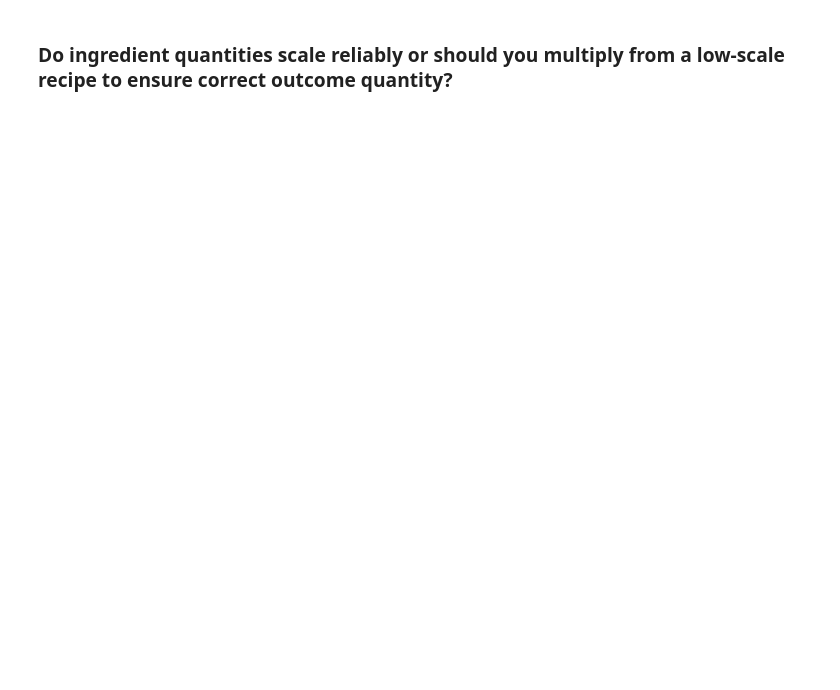
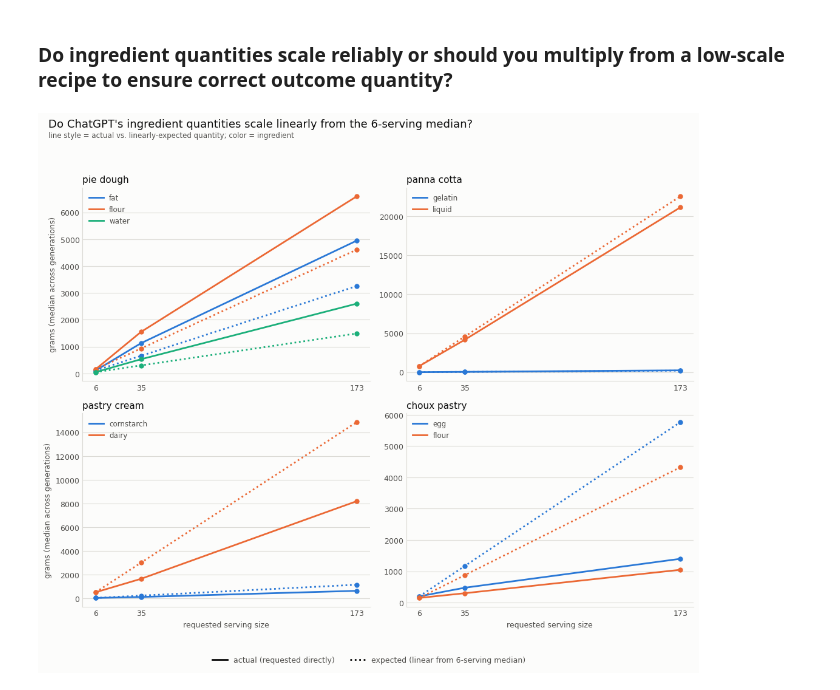
Before and after one commit to clementzach/blog_posts, a Jupyter notebook: recipe_generation.ipynb, the cells around one changed output. Drawn from its saved outputs; the diff is of its cells as text; code cells hidden in the pictures; blank space fills up the shorter version.

```diff
--- a/recipe_generation.ipynb
+++ b/recipe_generation.ipynb
@@ -481,0 +546,46 @@ Notes:
+# %%
+from matplotlib.lines import Line2D
+
+INGREDIENT_PALETTE = ["#2a78d6", "#eb6834", "#1baf7a"]
+
+fig, axes = plt.subplots(2, 2, figsize=(11, 9))
+fig.patch.set_facecolor(BG)
+
+for ax, recipe in zip(axes.flat, RECIPE_NAMES):
+    style_axes(ax)
+    ings = RECIPE_INGREDIENTS[recipe]
+    ing_color = dict(zip(ings, INGREDIENT_PALETTE))
+    for ing in ings:
+        sub = median_by_scale[(median_by_scale["recipe"] == recipe) & (median_by_scale["ingredient"] == ing)]
+        color = ing_color[ing]
+        ax.plot(sub["scale_n"], sub["actual"], color=color, linestyle="-",
+                 marker="o", linewidth=2, markersize=5)
+        ax.plot(sub["scale_n"], sub["expected"], color=color, linestyle=":",
+                 marker="o", linewidth=2, markersize=5)
+
+    ax.set_xticks([6, 35, 173])
+    ax.set_title(RECIPE_LABEL[recipe], color=INK, fontsize=11, loc="left")
+
+    color_handles = [Line2D([0], [0], color=ing_color[ing], lw=2, label=ing) for ing in ings]
+    ax.legend(handles=color_handles, loc="upper left", frameon=False,
+              fontsize=8.5, labelcolor=INK_MUTED)
+
+for ax in axes[:, 0]:
+    ax.set_ylabel("grams (median across generations)", fontsize=9)
+for ax in axes[-1]:
+    ax.set_xlabel("requested serving size", fontsize=9)
+
+style_handles = [
+    Line2D([0, 1], [0, 0], color=INK, lw=2, linestyle="-", label="actual (requested directly)"),
+    Line2D([0, 1], [0, 0], color=INK, lw=2, linestyle=":", label="expected (linear from 6-serving median)"),
+]
+fig.legend(handles=style_handles, loc="lower center", ncol=2, frameon=False,
+           fontsize=9, labelcolor=INK_MUTED, bbox_to_anchor=(0.5, -0.02))
+fig.suptitle("Do ChatGPT's ingredient quantities scale linearly from the 6-serving median?",
+             color=INK, fontsize=13, x=0.02, y=0.99, ha="left")
+fig.text(0.02, 0.955, "line style = actual vs. linearly-expected quantity; color = ingredient",
+          color=INK_MUTED, fontsize=8.5, ha="left")
+fig.tight_layout(rect=(0, 0.04, 1, 0.94))
+plt.show()
+# %% [output]
+[figure, added]
```
Also changed, not shown: parts of 16 cells of this notebook.
